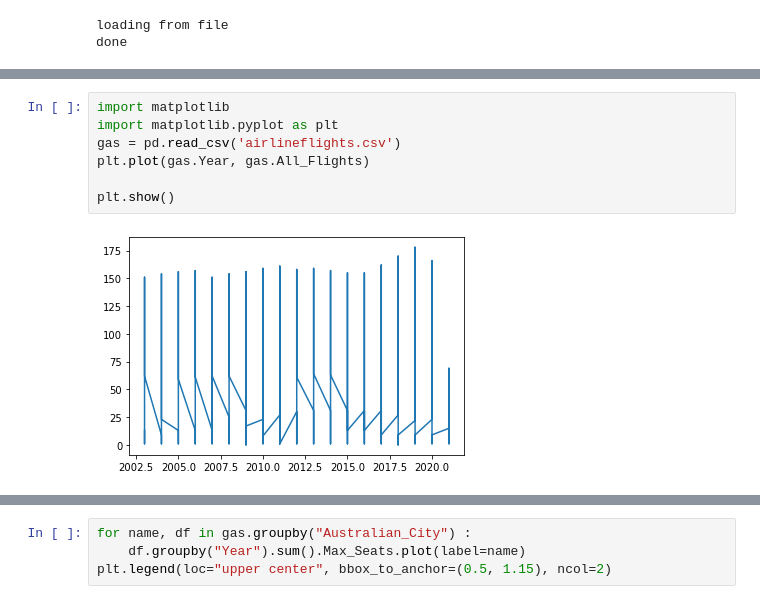
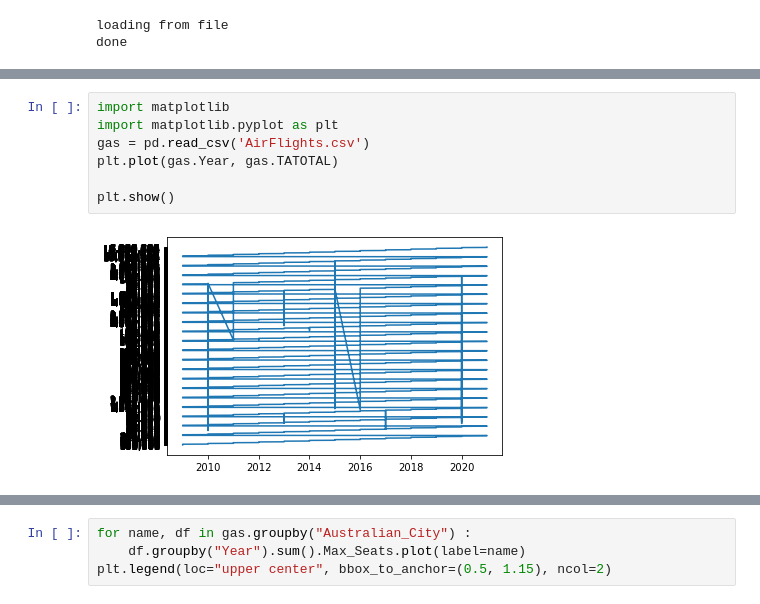
Before and after one commit to edward-jiang3649/data_project, a Jupyter notebook: Data_project copy.ipynb, the cells around one changed output, grey strips where cells are left out. Drawn from its saved outputs; the diff is of its cells as text.

```diff
--- a/Data_project copy.ipynb
+++ b/Data_project copy.ipynb
@@ -140,12 +131,12 @@ figure(figsize=(400, 1), dpi=200)
 # %%
 import matplotlib
 import matplotlib.pyplot as plt
-gas = pd.read_csv('airlineflights.csv')
-plt.plot(gas.Year, gas.All_Flights)
+gas = pd.read_csv('AirFlights.csv')
+plt.plot(gas.Year, gas.TATOTAL)
 
 plt.show()
 # %% [output]
-[figure, old version]
+[figure, new version]
 # %%
 import matplotlib
 import matplotlib.pyplot as plt
```
Also changed, not shown: parts of 15 cells of this notebook.
